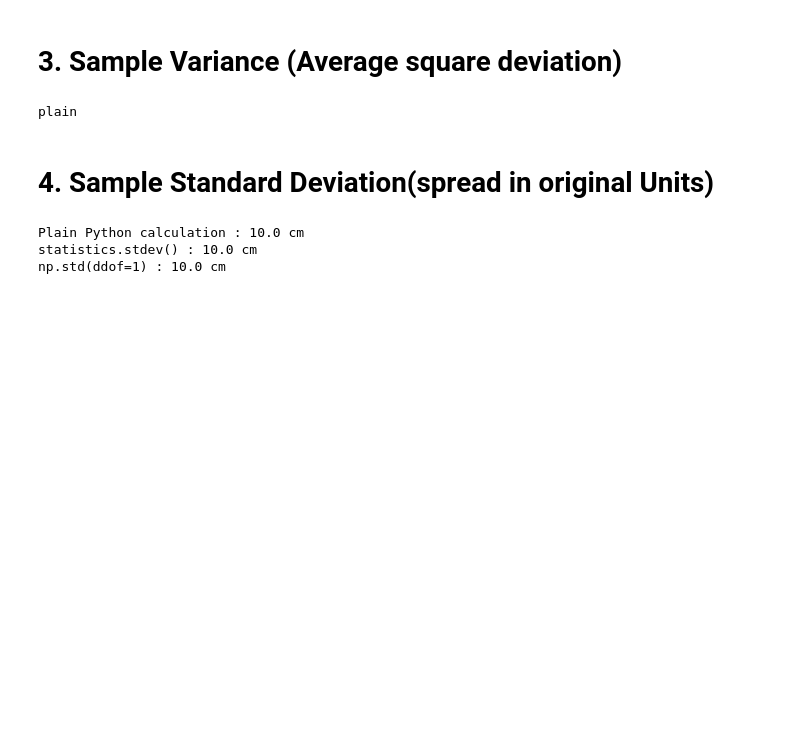
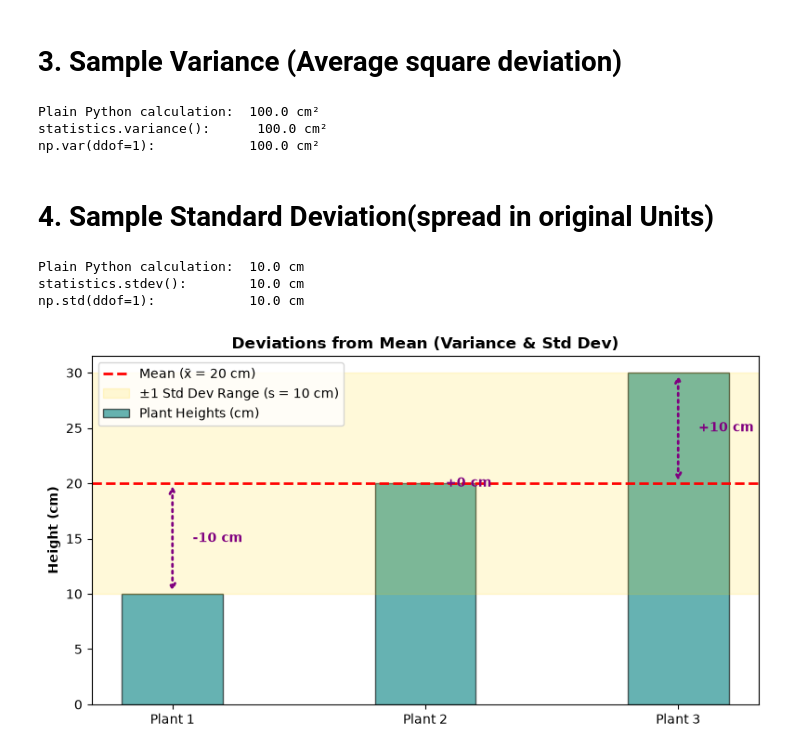
Before and after one commit to utsav1103/CDAC-AI, a Jupyter notebook: Data-analytics/day7/statistical_measure.ipynb, the cells around one changed output. Cells and saved outputs as stored; diff of their text form; code cells hidden in the pictures; blank space fills up the shorter version.

Commit message:
finishing statistical measure

```diff
--- a/Data-analytics/day7/statistical_measure.ipynb
+++ b/Data-analytics/day7/statistical_measure.ipynb
@@ -226,46 +228,78 @@ plt.show()
 # %% [markdown]
 # 3. Sample Variance (Average square deviation)
 # %%
-plants = [10,20,30]
+# 3. Sample Variance Example
+plants = [10, 20, 30]
 
+# Plain Python
 mean_val = sum(plants) / len(plants)
 var_python = sum((x - mean_val) ** 2 for x in plants) / (len(plants) - 1)
 
-
+# Standard Library (statistics)
 var_stats = statistics.variance(plants)
 
-var_np = np.var(plants,ddof=1)
+# use numpy for variance
+var_np = np.var(plants,ddof=1) # ddof =1 Bessel's correction
 
-print(f"plain")
+print(f"Plain Python calculation:  {var_python:.1f} cm²")
+print(f"statistics.variance():      {var_stats:.1f} cm²")
+print(f"np.var(ddof=1):            {var_np:.1f} cm²")
 # %% [output]
-plain
+Plain Python calculation:  100.0 cm²
+statistics.variance():      100.0 cm²
+np.var(ddof=1):            100.0 cm²
 # %% [markdown]
 # 4. Sample Standard Deviation(spread in original Units)
 # %%
-plants = [10,20,30]
+plants = [10, 20, 30]
 
+# Plain Python
 mean_val = sum(plants) / len(plants)
-
 var_val = sum((x - mean_val) ** 2 for x in plants) / (len(plants) - 1)
-
 std_python = math.sqrt(var_val)
 
+# Standard Library (statistics)
 std_stats = statistics.stdev(plants)
 
+# NumPy Library (ddof=1 specifies sample standard deviation)
 std_np = np.std(plants, ddof=1)
 
-print(f"Plain Python calculation : {std_python:.1f} cm")
-print(f"statistics.stdev() : {std_python:.1f} cm")
-print(f"np.std(ddof=1) : {std_python:.1f} cm")
+print(f"Plain Python calculation:  {std_python:.1f} cm")
+print(f"statistics.stdev():        {std_stats:.1f} cm")
+print(f"np.std(ddof=1):            {std_np:.1f} cm")
 # %% [output]
-Plain Python calculation : 10.0 cm
-statistics.stdev() : 10.0 cm
-np.std(ddof=1) : 10.0 cm
+Plain Python calculation:  10.0 cm
+statistics.stdev():        10.0 cm
+np.std(ddof=1):            10.0 cm
 # %%
-plants = [10,20,30]
+plants = [10, 20, 30]
 mean_val = np.mean(plants)
-std_val = np.std(plants,ddof=1)
+std_val = np.std(plants, ddof=1)
 
-fig,ax= plt.subplots(figsize=(8,4.5))
+fig, ax = plt.subplots(figsize=(8, 4.5))
 x_indices = np.arange(1, len(plants) + 1)
-bars = ax.bar(x_indices,plants,width=0.4,color='teal',alpha=0.6,label='Plant Heights(cm)',edgecolor=)
+bars = ax.bar(x_indices, plants, width=0.4, color='teal', alpha=0.6, label='Plant Heights (cm)', edgecolor='black')
+
+# Draw Mean Line
+ax.axhline(mean_val, color='red', linestyle='--', linewidth=2, label=f'Mean (x̄ = {mean_val:.0f} cm)')
+
+# Draw deviation vectors
+for idx, h in zip(x_indices, plants):
+    ax.annotate('', xy=(idx, h), xytext=(idx, mean_val),
+                arrowprops=dict(arrowstyle='<->', color='purple', lw=2, linestyle=':'))
+    dev = h - mean_val
+    ax.text(idx + 0.08, (h + mean_val) / 2, f'{dev:+0.0f} cm', color='purple', fontweight='bold', va='center')
+
+
+# Highlight ±1 Std Dev Band
+ax.axhspan(mean_val - std_val, mean_val + std_val, color='gold', alpha=0.15, label=f'±1 Std Dev Range (s = {std_val:.0f} cm)')
+
+ax.set_xticks(x_indices)
+ax.set_xticklabels([f'Plant {i}' for i in x_indices])
+ax.set_ylabel('Height (cm)', fontweight='bold')
+ax.set_title('Deviations from Mean (Variance & Std Dev)', fontweight='bold')
+ax.legend(loc='upper left')
+plt.tight_layout()
+plt.show()
+# %% [output]
+[figure, added]
```
Also changed, not shown: parts of 27 cells of this notebook.
